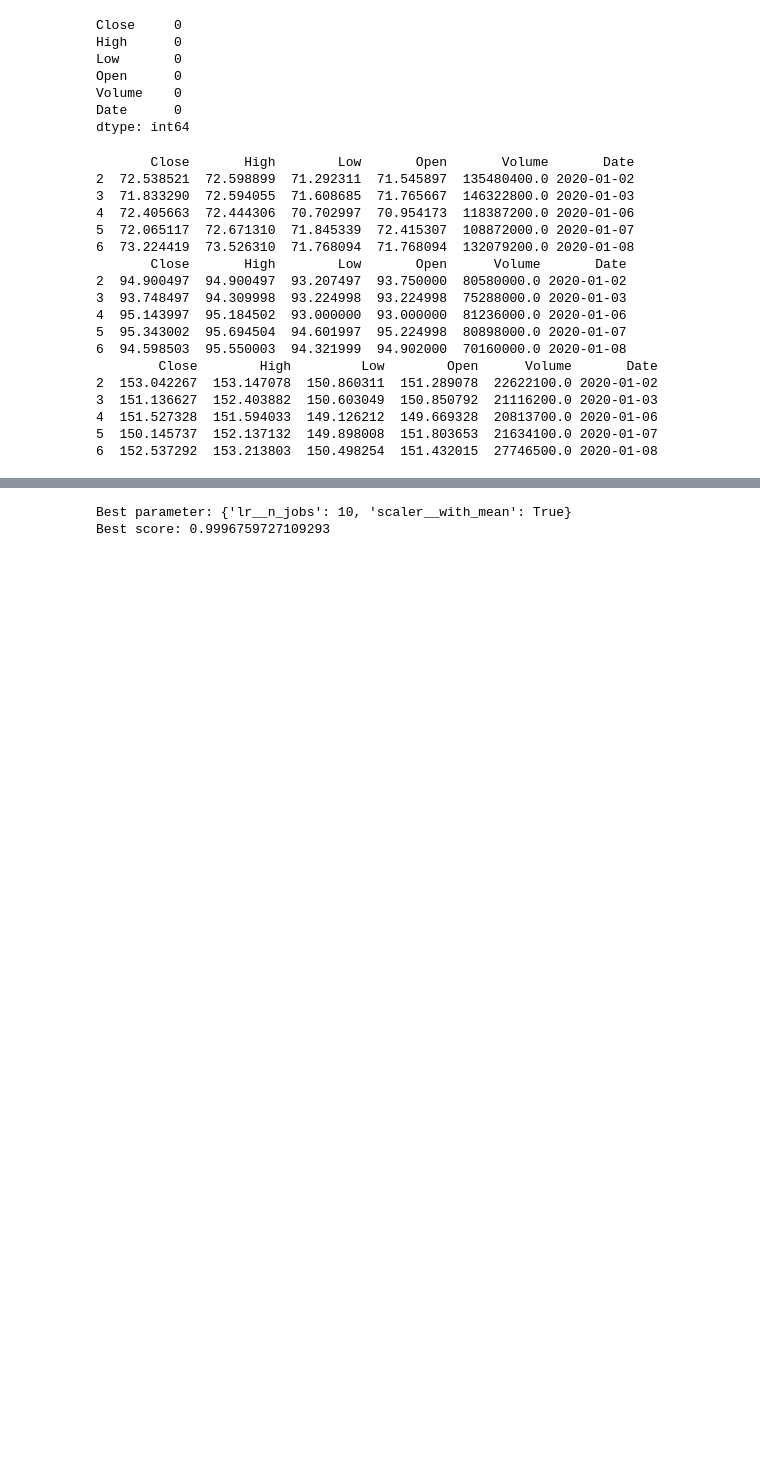
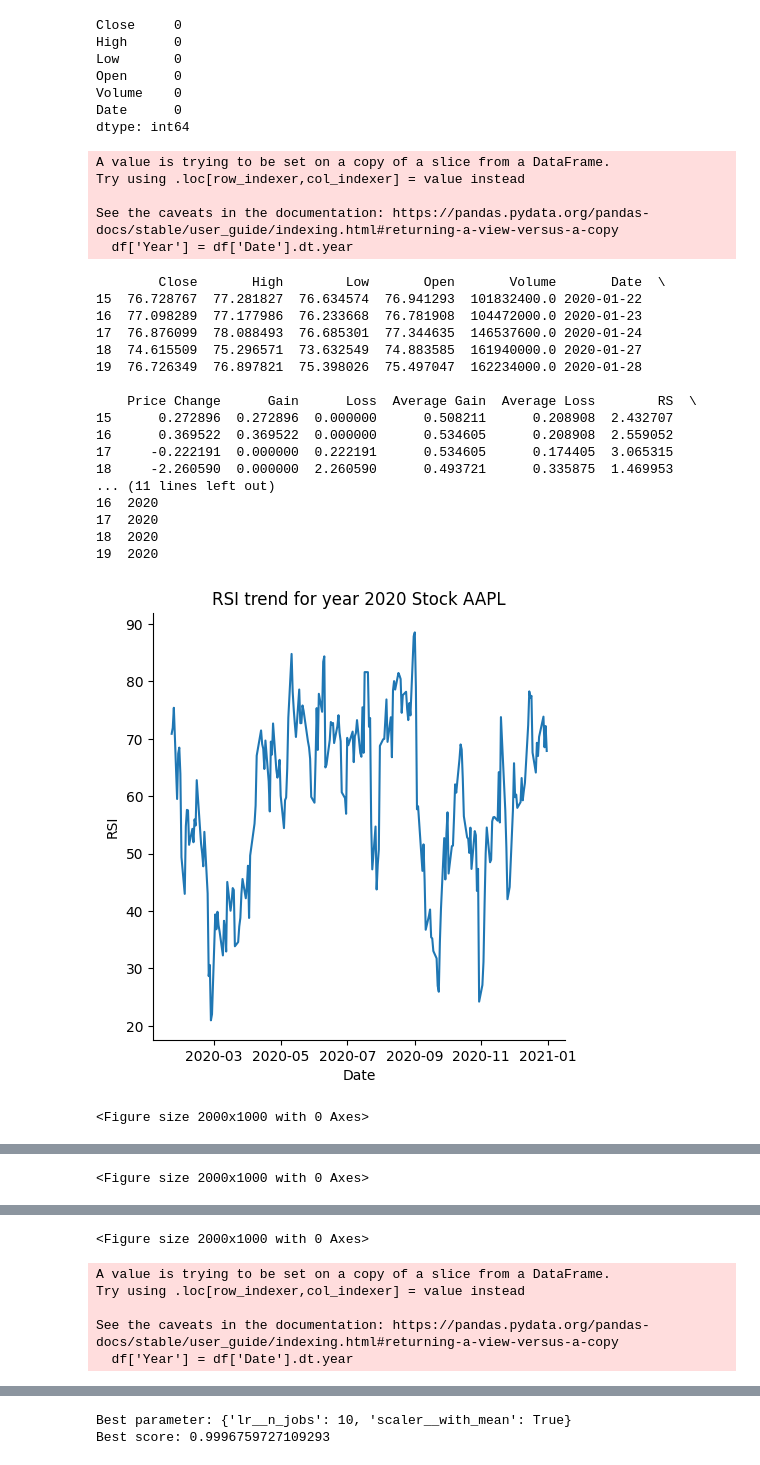
Before and after one commit to jc14-ai/AI-Powered-Stock-Market-Dashboard, a Jupyter notebook: backend/training/model.ipynb, the cells around one changed output, grey strips where cells are left out. Saved outputs shown, nothing was run; the diff lists cells and outputs as text; code cells hidden in the pictures; blank space fills up the shorter version.

Commit message:
fix: clean code cells for plots

```diff
--- a/backend/training/model.ipynb
+++ b/backend/training/model.ipynb
@@ -134,7 +134,9 @@ window = 14
 short_period = 12
 long_period = 26
 signal_line_period = 9
-
+years = list(range(2020,2026))
+stocks = ['AAPL', 'AMZN', 'MSFT']
+counter = 0
 for df in dfs:
     df['Close'] = df['Close'].astype(float)
     df['High'] = df['High'].astype(float)
@@ -148,48 +150,62 @@ for df in dfs:
     df['Gain'] = df.loc[df['Price Change'] > 0, 'Price Change']
     df['Loss'] = -df.loc[df['Price Change'] < 0, 'Price Change']
 
     df['Gain'] = df['Gain'].fillna(0)
     df['Loss'] = df['Loss'].fillna(0)
 
     df['Average Gain'] = df['Gain'].rolling(window=window).mean().fillna(0)
     df['Average Loss'] = df['Loss'].rolling(window=window).mean().fillna(0)
 
     #df = df.drop(index=list(range(2,15)))
 
     df['RS'] = df['Average Gain'] / df['Average Loss']
 
     df['RSI'] = 100 - (100 / (1 + df['RS']))
 
     df['Short EMA'] = df['Close'].ewm(span=short_period,adjust=False).mean()
     df['Long EMA'] = df['Close'].ewm(span=long_period, adjust=False).mean()
 
     df['MACD'] = df['Short EMA'] - df['Long EMA']
 
     df['Signal Line'] = df['MACD'].ewm(span=signal_line_period, adjust=False).mean()
 
     df['MACD Histogram'] = df['MACD'] - df['Signal Line']
 
     df = df.dropna()
 
     df['Year'] = df['Date'].dt.year
 
     print(df.head())
+
+    for i in range(len(stocks)):
+        sns.relplot(data=df.loc[df['Year'] == years[i]], x='Date', y='RSI', kind='line')
+        plt.title(f'RSI trend for year {years[i]} Stock {stocks[counter]}')
+        plt.figure(figsize=(20,10))
+        plt.show()
+
+    counter += 1
 # %% [output]
-       Close       High        Low       Open       Volume       Date
-2  72.538521  72.598899  71.292311  71.545897  135480400.0 2020-01-02
-3  71.833290  72.594055  71.608685  71.765667  146322800.0 2020-01-03
-4  72.405663  72.444306  70.702997  70.954173  118387200.0 2020-01-06
-5  72.065117  72.671310  71.845339  72.415307  108872000.0 2020-01-07
-6  73.224419  73.526310  71.768094  71.768094  132079200.0 2020-01-08
-       Close       High        Low       Open      Volume       Date
-2  94.900497  94.900497  93.207497  93.750000  80580000.0 2020-01-02
-3  93.748497  94.309998  93.224998  93.224998  75288000.0 2020-01-03
-4  95.143997  95.184502  93.000000  93.000000  81236000.0 2020-01-06
-5  95.343002  95.694504  94.601997  95.224998  80898000.0 2020-01-07
-6  94.598503  95.550003  94.321999  94.902000  70160000.0 2020-01-08
-        Close        High         Low        Open      Volume       Date
-2  153.042267  153.147078  150.860311  151.289078  22622100.0 2020-01-02
-3  151.136627  152.403882  150.603049  150.850792  21116200.0 2020-01-03
-4  151.527328  151.594033  149.126212  149.669328  20813700.0 2020-01-06
-5  150.145737  152.137132  149.898008  151.803653  21634100.0 2020-01-07
-6  152.537292  153.213803  150.498254  151.432015  27746500.0 2020-01-08
+A value is trying to be set on a copy of a slice from a DataFrame.
+Try using .loc[row_indexer,col_indexer] = value instead
+
+See the caveats in the documentation: https://pandas.pydata.org/pandas-docs/stable/user_guide/indexing.html#returning-a-view-versus-a-copy
+  df['Year'] = df['Date'].dt.year
+        Close       High        Low       Open       Volume       Date  \
+15  76.728767  77.281827  76.634574  76.941293  101832400.0 2020-01-22
+16  77.098289  77.177986  76.233668  76.781908  104472000.0 2020-01-23
+17  76.876099  78.088493  76.685301  77.344635  146537600.0 2020-01-24
+18  74.615509  75.296571  73.632549  74.883585  161940000.0 2020-01-27
+19  76.726349  76.897821  75.398026  75.497047  162234000.0 2020-01-28
+
+    Price Change      Gain      Loss  Average Gain  Average Loss        RS  \
+15      0.272896  0.272896  0.000000      0.508211      0.208908  2.432707
+16      0.369522  0.369522  0.000000      0.534605      0.208908  2.559052
+17     -0.222191  0.000000  0.222191      0.534605      0.174405  3.065315
+18     -2.260590  0.000000  2.260590      0.493721      0.335875  1.469953
+... (11 lines left out)
+16  2020
+17  2020
+18  2020
+19  2020
+[figure, added]
+<Figure size 2000x1000 with 0 Axes>
@@ -195,0 +213 @@ for df in dfs:
+<Figure size 2000x1000 with 0 Axes>
@@ -195,0 +215,6 @@ for df in dfs:
+<Figure size 2000x1000 with 0 Axes>
+A value is trying to be set on a copy of a slice from a DataFrame.
+Try using .loc[row_indexer,col_indexer] = value instead
+
+See the caveats in the documentation: https://pandas.pydata.org/pandas-docs/stable/user_guide/indexing.html#returning-a-view-versus-a-copy
+  df['Year'] = df['Date'].dt.year
```
Also changed, not shown: parts of 14 cells of this notebook.
